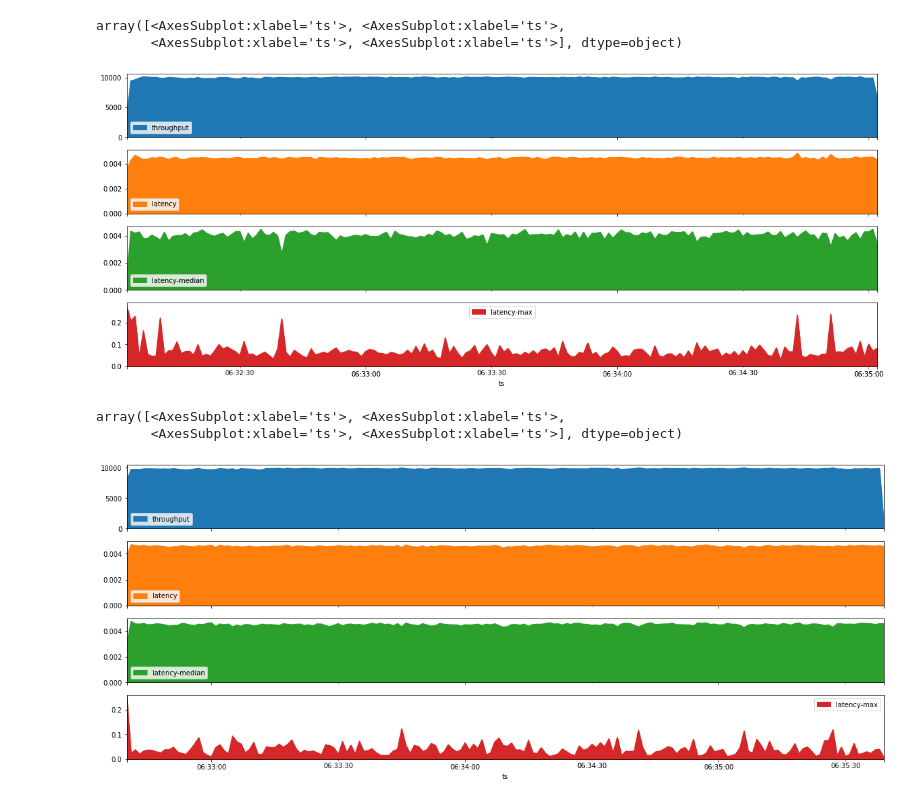
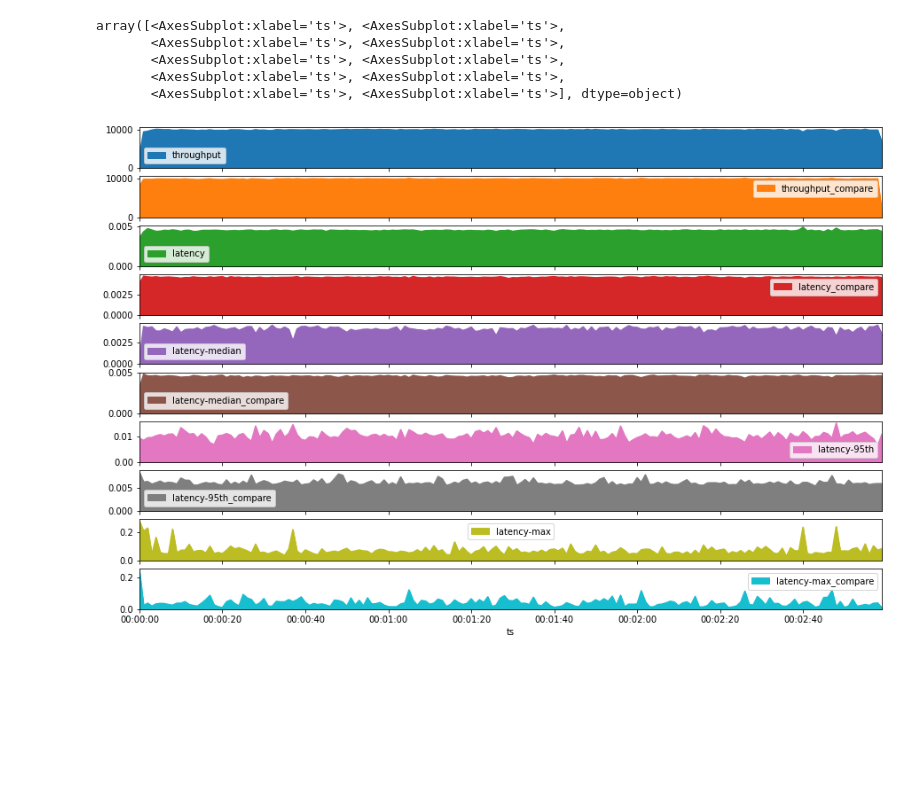
Before and after one commit to vrachev/jupyter-notebook-service, a Jupyter notebook: server/simple_ftdc.ipynb, the cells around one changed output. Cells and saved outputs as stored; diff of their text form; code cells hidden in the pictures; blank space fills up the shorter version.

Commit message:
make notebook compare two builds

```diff
--- a/server/simple_ftdc.ipynb
+++ b/server/simple_ftdc.ipynb
@@ -86,6 +62,12 @@ data_diffs(data_compare)
 # %%
 a = pandas.DataFrame()
 a["throughput"] = data.groupby("ts").count()["id"]
+a["throughput_compare"] = data_compare.groupby("ts").count()["id"]
 a["latency"] = data.groupby("ts").mean()["timers.dur"]
+a["latency_compare"] = data_compare.groupby("ts").mean()["timers.dur"]
 a["latency-median"] = data.groupby("ts").median()["timers.dur"]
+a["latency-median_compare"] = data_compare.groupby("ts").median()["timers.dur"]
+a["latency-95th"] = data.groupby("ts").quantile(.95)["timers.dur"]
+a["latency-95th_compare"] = data_compare.groupby("ts").quantile(.95)["timers.dur"]
 a["latency-max"] = data.groupby("ts").max()["timers.dur"]
+a["latency-max_compare"] = data_compare.groupby("ts").max()["timers.dur"]
@@ -98,12 +74,9 @@ b["latency-max"] = data_compare.groupby("ts").max()["timers.dur"]
 # %%
-a.plot.area(figsize=(20,8), subplots=True)
+a.plot.area(figsize=(15,10), subplots=True)
 # %% [output]
 array([<AxesSubplot:xlabel='ts'>, <AxesSubplot:xlabel='ts'>,
+       <AxesSubplot:xlabel='ts'>, <AxesSubplot:xlabel='ts'>,
+       <AxesSubplot:xlabel='ts'>, <AxesSubplot:xlabel='ts'>,
+       <AxesSubplot:xlabel='ts'>, <AxesSubplot:xlabel='ts'>,
        <AxesSubplot:xlabel='ts'>, <AxesSubplot:xlabel='ts'>], dtype=object)
-[figure, old version]
+[figure, new version]
-# %%
-b.plot.area(figsize=(20,8), subplots=True)
-# %% [output]
-array([<AxesSubplot:xlabel='ts'>, <AxesSubplot:xlabel='ts'>,
-       <AxesSubplot:xlabel='ts'>, <AxesSubplot:xlabel='ts'>], dtype=object)
-[figure, removed]
```
Also changed, not shown: parts of 6 cells of this notebook.
